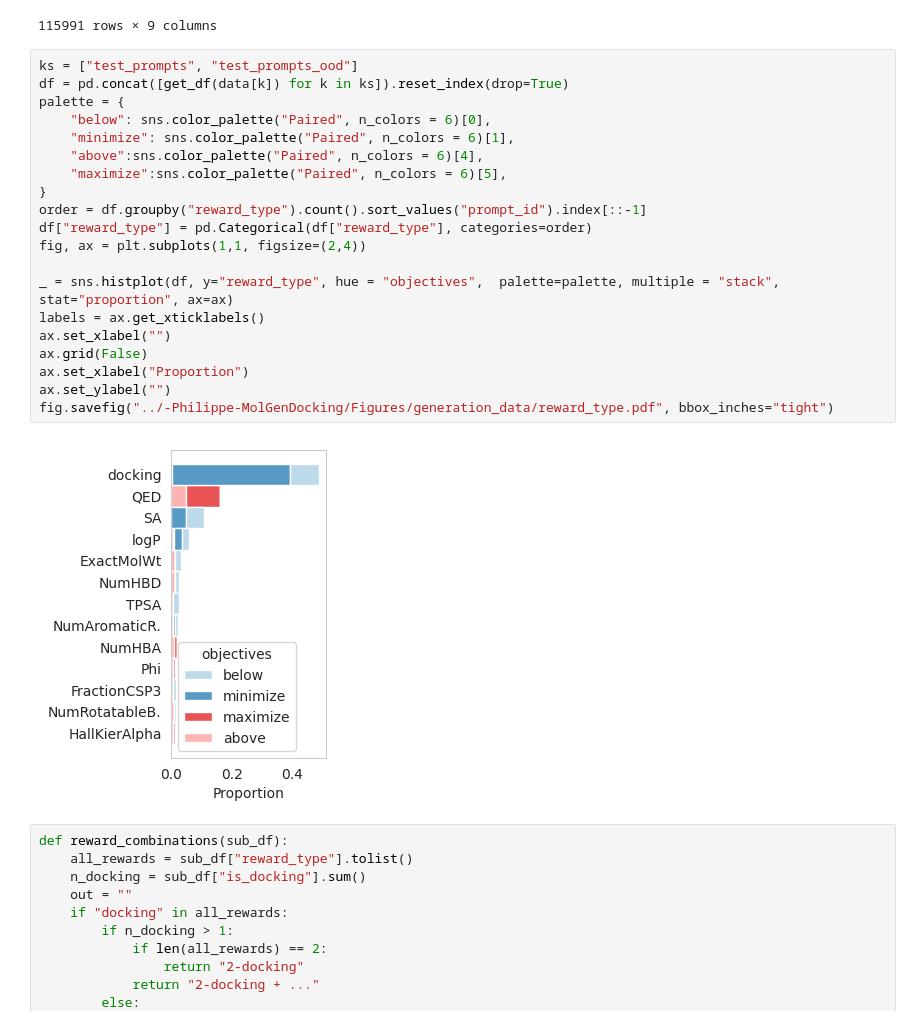
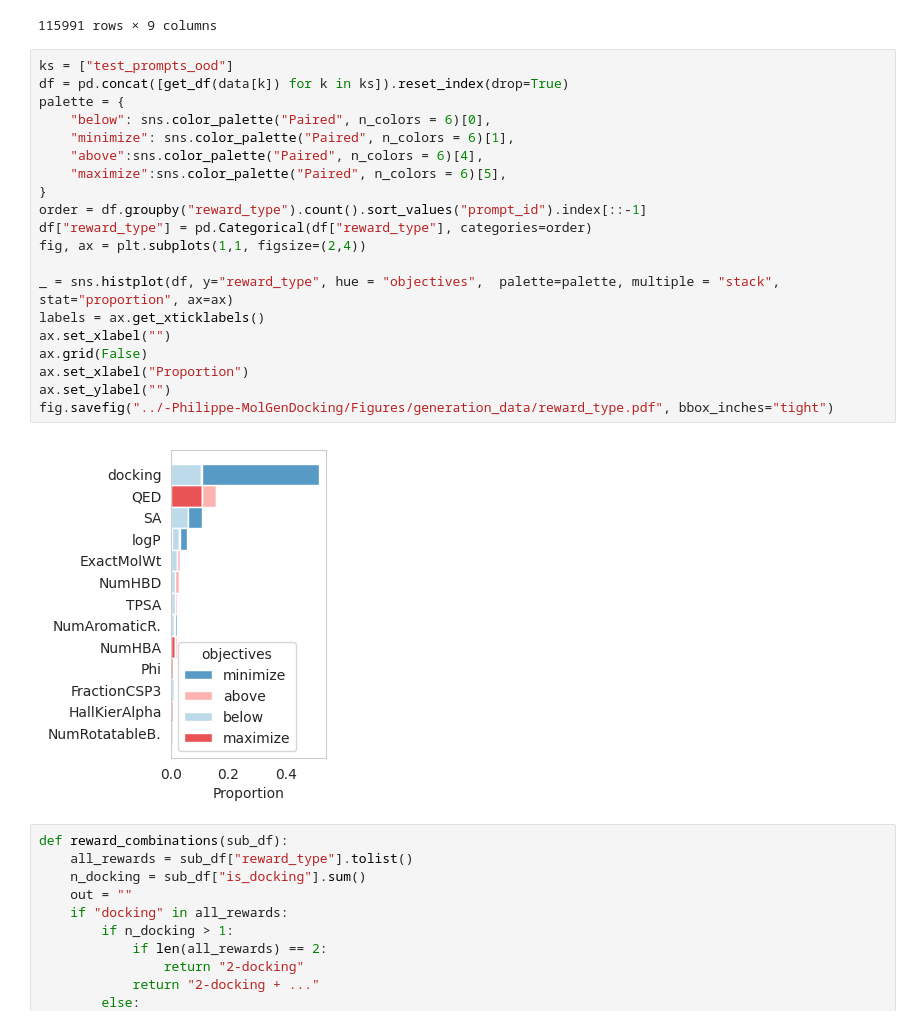
Before and after one commit to Fransou/MolGenDocking, a Jupyter notebook: notebooks/gen_dataset_analysis.ipynb, the cells around one changed output. Drawn from its saved outputs; the diff is of its cells as text.

```diff
--- a/notebooks/gen_dataset_analysis.ipynb
+++ b/notebooks/gen_dataset_analysis.ipynb
@@ -441,27 +441,27 @@ df
 | 115990 | SA | below | 1.92 | 1931103906319 | 2 | 1 | train_prompts | False | ... |
 115991 rows × 9 columns
 # %%
-ks = ["test_prompts", "test_prompts_ood"]
+ks = ["test_prompts_ood"]
 df = pd.concat([get_df(data[k]) for k in ks]).reset_index(drop=True)
 palette = {
     "below": sns.color_palette("Paired", n_colors = 6)[0],
     "minimize": sns.color_palette("Paired", n_colors = 6)[1],
     "above":sns.color_palette("Paired", n_colors = 6)[4],
     "maximize":sns.color_palette("Paired", n_colors = 6)[5],
 }
 order = df.groupby("reward_type").count().sort_values("prompt_id").index[::-1]
 df["reward_type"] = pd.Categorical(df["reward_type"], categories=order)
 fig, ax = plt.subplots(1,1, figsize=(2,4))
 
 _ = sns.histplot(df, y="reward_type", hue = "objectives",  palette=palette, multiple = "stack", stat="proportion", ax=ax)
 labels = ax.get_xticklabels()
 ax.set_xlabel("")
 ax.grid(False)
 ax.set_xlabel("Proportion")
 ax.set_ylabel("")
 fig.savefig("../-Philippe-MolGenDocking/Figures/generation_data/reward_type.pdf", bbox_inches="tight")
 # %% [output]
-[figure, old version]
+[figure, new version]
 # %%
 def reward_combinations(sub_df):
     all_rewards = sub_df["reward_type"].tolist()
```
Also changed, not shown: parts of 5 cells of this notebook, 2 other files.
